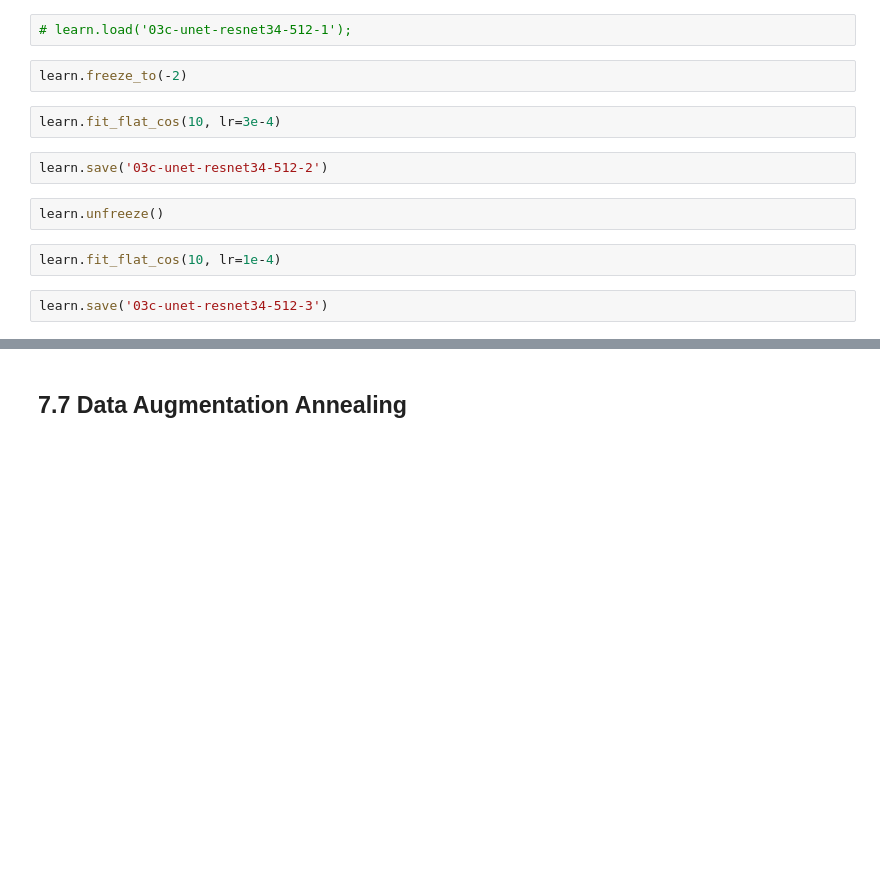
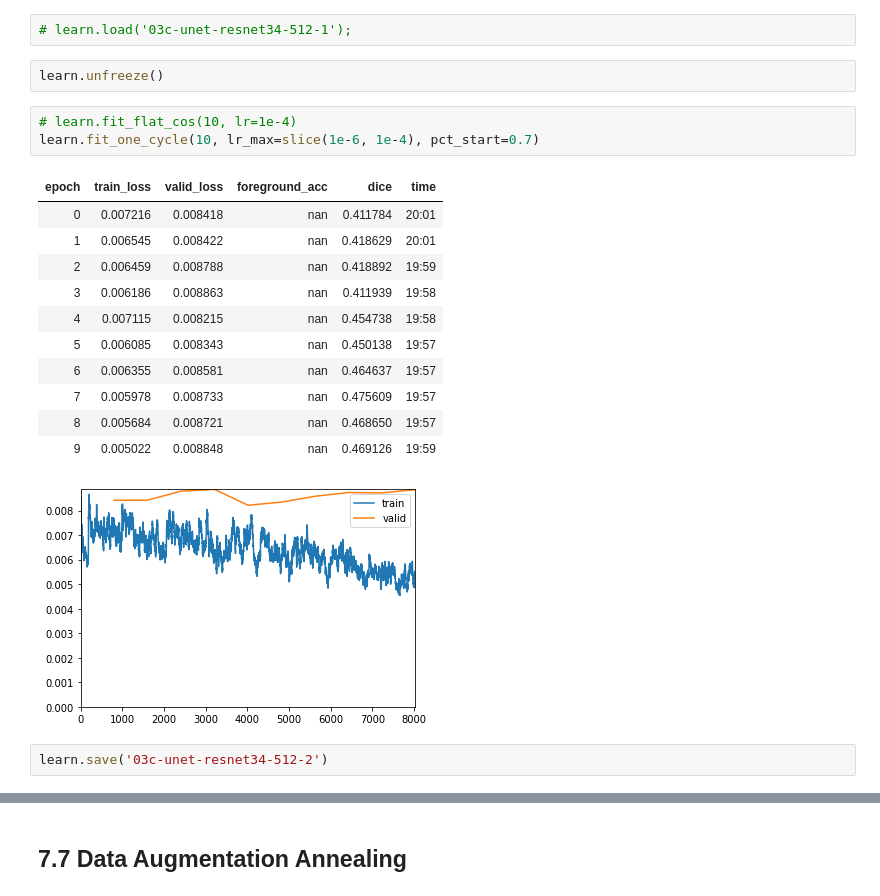
Before and after one commit to mrkcmd/bualabs, a Jupyter notebook: nbs/03c_image_segmentation_siim_acr_pneumothorax_fastai2.ipynb, the cells around one changed output, grey strips where cells are left out. Cells and saved outputs as stored; diff of their text form; blank space fills up the shorter version.

```diff
--- a/nbs/03c_image_segmentation_siim_acr_pneumothorax_fastai2.ipynb
+++ b/nbs/03c_image_segmentation_siim_acr_pneumothorax_fastai2.ipynb
@@ -623,16 +671,24 @@ learn.fit_flat_cos(10, lr=6e-4)
 learn.save('03c-unet-resnet34-512-1')
 # %%
 # learn.load('03c-unet-resnet34-512-1');
-# %%
-learn.freeze_to(-2)
-# %%
-learn.fit_flat_cos(10, lr=3e-4)
+# %%
+learn.unfreeze()
+# %%
+# learn.fit_flat_cos(10, lr=1e-4)
+learn.fit_one_cycle(10, lr_max=slice(1e-6, 1e-4), pct_start=0.7)
+# %% [output]
+| epoch | train_loss | valid_loss | foreground_acc | dice | time |
+| 0 | 0.007216 | 0.008418 | nan | 0.411784 | 20:01 |
+| 1 | 0.006545 | 0.008422 | nan | 0.418629 | 20:01 |
+| 2 | 0.006459 | 0.008788 | nan | 0.418892 | 19:59 |
+| 3 | 0.006186 | 0.008863 | nan | 0.411939 | 19:58 |
+| 4 | 0.007115 | 0.008215 | nan | 0.454738 | 19:58 |
+| 5 | 0.006085 | 0.008343 | nan | 0.450138 | 19:57 |
+| 6 | 0.006355 | 0.008581 | nan | 0.464637 | 19:57 |
+| 7 | 0.005978 | 0.008733 | nan | 0.475609 | 19:57 |
+| 8 | 0.005684 | 0.008721 | nan | 0.468650 | 19:57 |
+| 9 | 0.005022 | 0.008848 | nan | 0.469126 | 19:59 |
+[figure, added]
 # %%
 learn.save('03c-unet-resnet34-512-2')
-# %%
-learn.unfreeze()
-# %%
-learn.fit_flat_cos(10, lr=1e-4)
-# %%
-learn.save('03c-unet-resnet34-512-3')
 # %%
```
Also changed, not shown: parts of 32 cells of this notebook.
